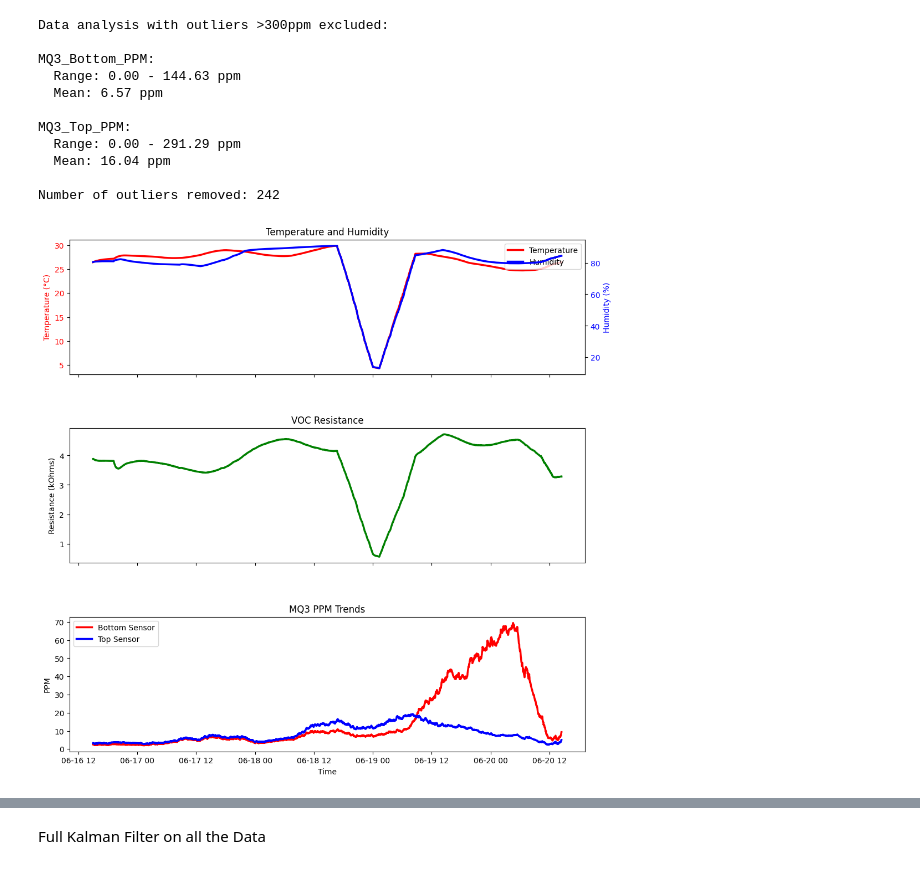
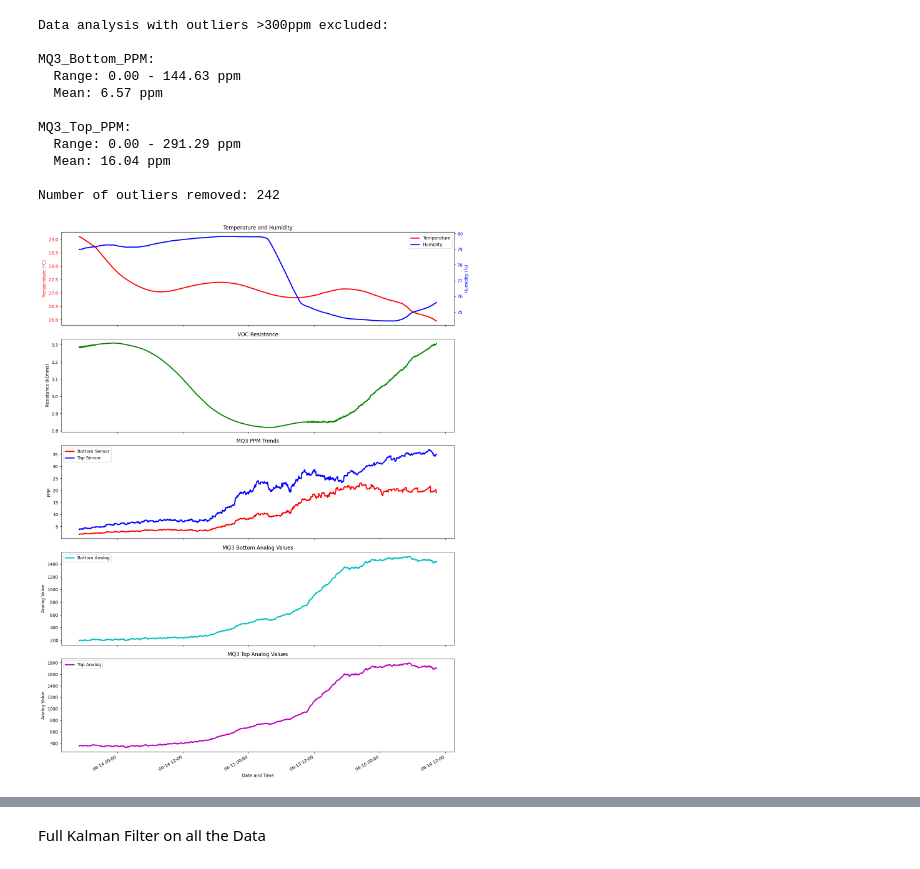
Before and after one commit to Ciaranm1999/E-Nose, a Jupyter notebook: Data_Filtering_Plotting.ipynb, the cells around one changed output, grey strips where cells are left out. Drawn from its saved outputs; the diff is of its cells as text; code cells hidden in the pictures.

```diff
--- a/Data_Filtering_Plotting.ipynb
+++ b/Data_Filtering_Plotting.ipynb
@@ -305,106 +305,64 @@ MQ3_Top_PPM:
 
 Number of outliers removed: 242
 # %%
-# Read the filtered data from the CSV file
 import pandas as pd
+from matplotlib.dates import DateFormatter
+import matplotlib.pyplot as plt
 
-df_filtered = pd.read_csv('Filter_CSV_Data/Data/batch_two/complete_data.csv', parse_dates=['Timestamp'])
+df_filtered = pd.read_csv('Filter_CSV_Data/Data/batch_one/complete_data.csv', parse_dates=['Timestamp'])
 
-# 3. Create simple plots focusing only on trend lines
-fig, axes = plt.subplots(3, 1, figsize=(12, 12), sharex=True)
+fig, axes = plt.subplots(5, 1, figsize=(14, 18), sharex=True)
 fig.subplots_adjust(hspace=0.4)
+
 # Plot 1: Temperature and Humidity Trends
 ax1 = axes[0]
 ax1.plot(df_filtered['Timestamp'], df_filtered['BME_Temp'], 'r-', linewidth=2.5, label='Temperature')
 ax1.set_ylabel('Temperature (°C)', color='r')
 ax1.tick_params(axis='y', labelcolor='r')
-
 ax1_twin = ax1.twinx()
 ax1_twin.plot(df_filtered['Timestamp'], df_filtered['BME_Humidity'], 'b-', linewidth=2.5, label='Humidity')
 ax1_twin.set_ylabel('Humidity (%)', color='b')
 ax1_twin.tick_params(axis='y', labelcolor='b')
-
 ax1.set_title('Temperature and Humidity')
 lines1, labels1 = ax1.get_legend_handles_labels()
 lines2, labels2 = ax1_twin.get_legend_handles_labels()
 ax1.legend(lines1 + lines2, labels1 + labels2, loc='upper right')
 
 # Plot 2: VOC Resistance Trend
 ax2 = axes[1]
 ax2.plot(df_filtered['Timestamp'], df_filtered['BME_VOC_Ohm'], 'g-', linewidth=2.5)
 ax2.set_title('VOC Resistance')
 ax2.set_ylabel('Resistance (kOhms)')
 
 # Plot 3: PPM Values
 ax3 = axes[2]
 ax3.plot(df_filtered['Timestamp'], df_filtered['MQ3_Bottom_PPM'], 'r-', linewidth=2.5, label='Bottom Sensor')
 ax3.plot(df_filtered['Timestamp'], df_filtered['MQ3_Top_PPM'], 'b-', linewidth=2.5, label='Top Sensor')
 ax3.set_title('MQ3 PPM Trends')
 ax3.set_ylabel('PPM')
-ax3.set_xlabel('Time')
 ax3.legend()
 
-# 4. Plot Analog Values with Trend Lines
-fig, axes = plt.subplots(2, 1, figsize=(12, 8), sharex=True)
-fig.subplots_adjust(hspace=0.4)
+# Plot 4: MQ3 Bottom Analog Values
+ax4 = axes[3]
+ax4.plot(df_filtered['Timestamp'], df_filtered['MQ3_Bottom_Analog'], 'c-', linewidth=2.5, label='Bottom Analog')
+ax4.set_title('MQ3 Bottom Analog Values')
+ax4.set_ylabel('Analog Value')
+ax4.legend()
 
-# Plot 1: MQ3 Bottom Analog
-axes[0].plot(df_filtered['Timestamp'], df_filtered['MQ3_Bottom_Analog'], 'c-', linewidth=2.5, label='Bottom Analog')
-axes[0].set_ylabel('Bottom Analog')
-axes[0].set_title('MQ3 Bottom Analog')
-axes[0].legend()
+# Plot 5: MQ3 Top Analog Values
+ax5 = axes[4]
+ax5.plot(df_filtered['Timestamp'], df_filtered['MQ3_Top_Analog'], 'm-', linewidth=2.5, label='Top Analog')
+ax5.set_title('MQ3 Top Analog Values')
+ax5.set_ylabel('Analog Value')
+ax5.set_xlabel('Date and Time')
+ax5.legend()
 
-# Plot 2: MQ3 Top Analog
-axes[1].plot(df_filtered['Timestamp'], df_filtered['MQ3_Top_Analog'], 'm-', linewidth=2.5, label='Top Analog')
-axes[1].set_ylabel('Top Analog')
-axes[1].set_title('MQ3 Top Analog')
-axes[1].set_xlabel('Time')
-axes[1].legend()
-
+# Format x-axis to show date, hour, and minute
+date_format = DateFormatter('%m-%d %H:%M')
+for ax in axes:
+    ax.xaxis.set_major_formatter(date_format)
 plt.gcf().autofmt_xdate()
 plt.tight_layout()
 plt.show()
-
-# 5. Plot both Analog Trends together for comparison
-plt.figure(figsize=(12, 6))
-plt.plot(df_filtered['Timestamp'], df_filtered['MQ3_Bottom_Analog'], 'c-', linewidth=2.5, label='Bottom Analog')
-plt.plot(df_filtered['Timestamp'], df_filtered['MQ3_Top_Analog'], 'm-', linewidth=2.5, label='Top Analog')
-plt.ylabel('Analog Value')
-plt.title('MQ3 Analog (Bottom & Top)')
-plt.xlabel('Time')
-plt.legend()
-plt.gcf().autofmt_xdate()
-plt.tight_layout()
-plt.show()
-
-# Format x-axis to display dates nicely
-plt.gcf().autofmt_xdate()
-plt.tight_layout()
-plt.show()
-
-# Report statistics
-print("Data analysis for filtered batch two data:")
-for column in ['MQ3_Bottom_PPM', 'MQ3_Top_PPM']:
-    non_outlier_values = df_filtered[column].dropna()
-    print(f"\n{column}:")
-    if len(non_outlier_values) > 0:
-        print(f"  Range: {non_outlier_values.min():.2f} - {non_outlier_values.max():.2f} ppm")
-        print(f"  Mean: {non_outlier_values.mean():.2f} ppm")
-    else:
-        print("  No values found")
-ax1 = axes[0]
-ax1.plot(df_clean['timestamp'], df_clean['BME_Temp_trend'], 'r-', linewidth=2.5, label='Temperature')
-ax1.set_ylabel('Temperature (°C)', color='r')
-ax1.tick_params(axis='y', labelcolor='r')
-
-ax1_twin = ax1.twinx()
-ax1_twin.plot(df_clean['timestamp'], df_clean['BME_Humidity_trend'], 'b-', linewidth=2.5, label='Humidity')
-ax1_twin.set_ylabel('Humidity (%)', color='b')
-ax1_twin.tick_params(axis='y', labelcolor='b')
-
-ax1.set_title('Temperature and Humidity')
-lines1, labels1 = ax1.get_legend_handles_labels()
-lines2, labels2 = ax1_twin.get_legend_handles_labels()
-ax1.legend(lines1 + lines2, labels1 + labels2, loc='upper right')
 # %% [output]
-[figure, old version]
+[figure, new version]
```
Also changed, not shown: parts of 1 cell of this notebook, 3 other files.
